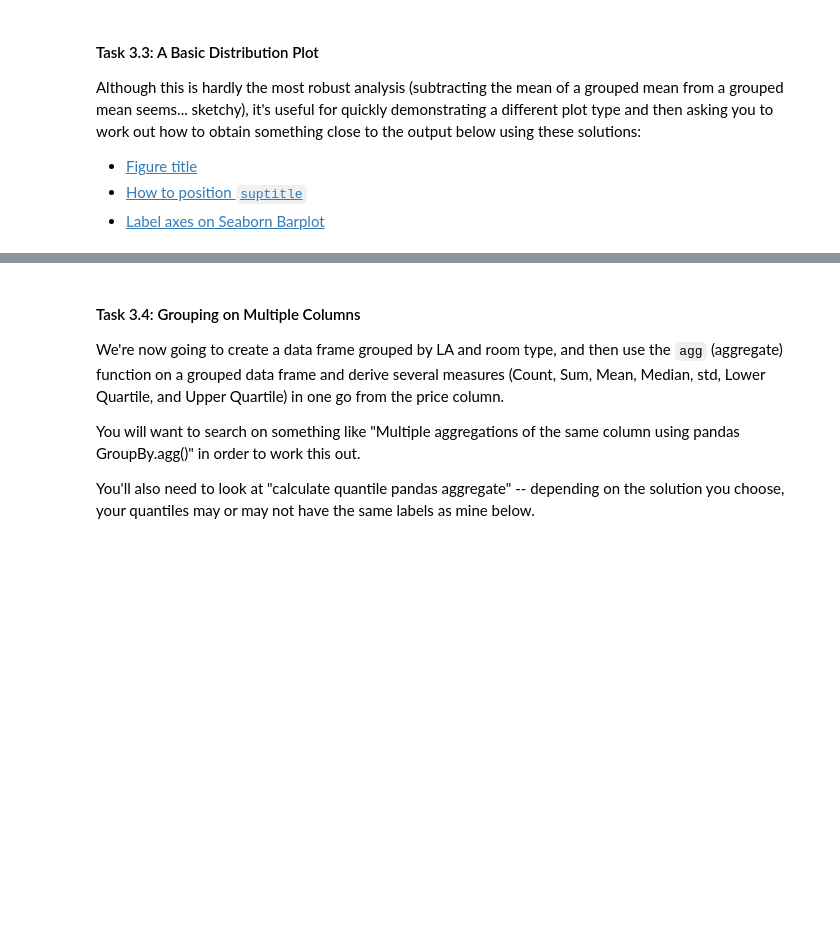
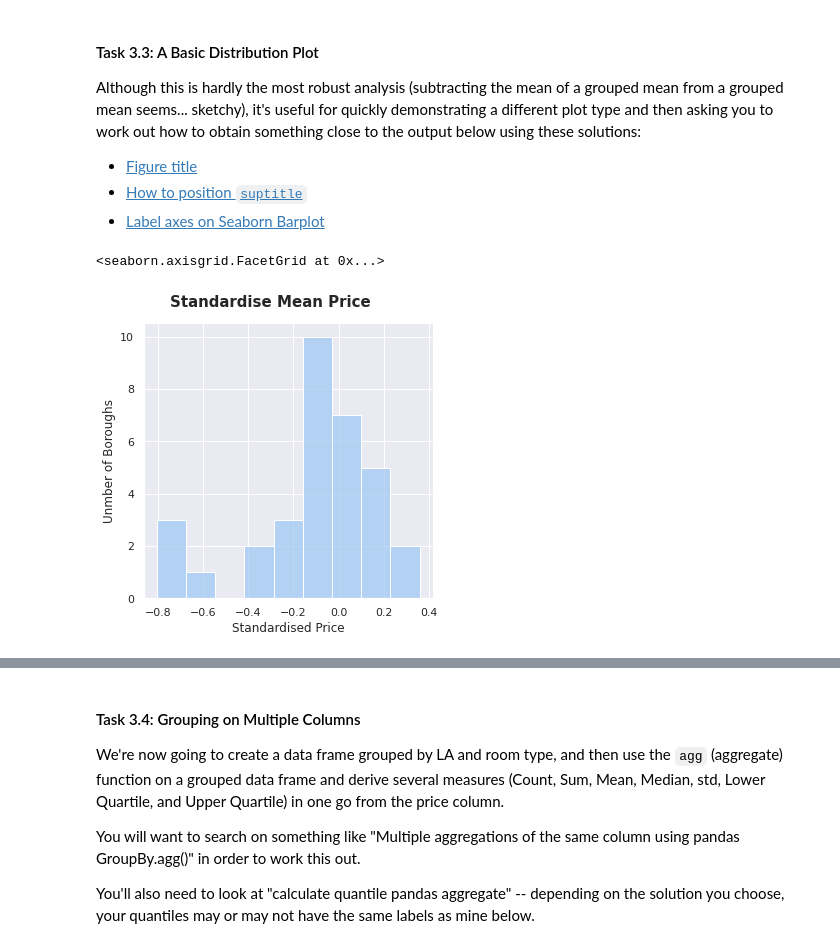
Before and after one commit to Lingweiz1998/2020_CASA_i2p_prac_notebook, a Jupyter notebook: Practical-08-Visualising_Data.ipynb, the cells around one changed output, grey strips where cells are left out. Saved outputs shown, nothing was run; the diff lists cells and outputs as text; code cells hidden in the pictures; blank space fills up the shorter version.

```diff
--- a/Practical-08-Visualising_Data.ipynb
+++ b/Practical-08-Visualising_Data.ipynb
@@ -206,7 +346,12 @@ Although this is hardly the most robust analysis (subtracting the mean of a grou
 # %%
 sns.set_style('darkgrid')
 ax = sns.displot((la_data.price.mean() - la_data.price.mean().mean())/la_data.price.std())
-??
+plt.suptitle("Standardise Mean Price",fontsize=15,fontweight='bold')
+plt.subplots_adjust(top = 0.9)
+ax.set(xlabel="Standardised Price",ylabel="Unmber of Boroughs")
+# %% [output]
+<seaborn.axisgrid.FacetGrid at 0x...>
+[figure, added]
 # %% [markdown]
 Your result should be close to:
 
```
Also changed, not shown: parts of 32 cells of this notebook, 1 other file.
